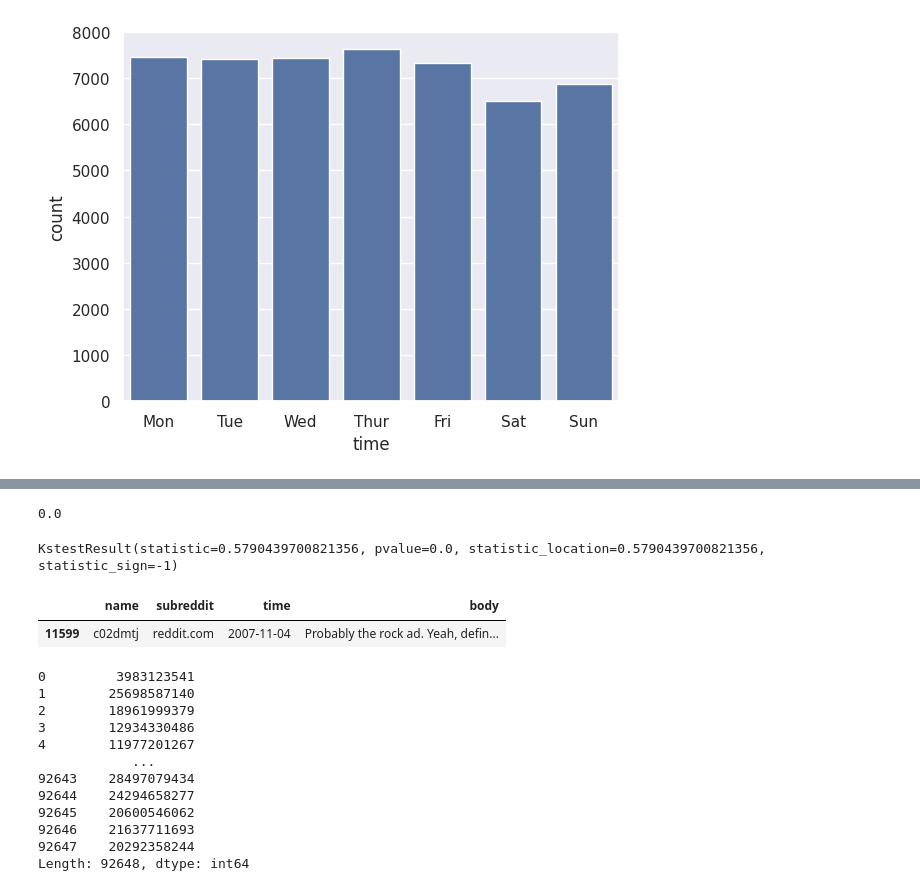
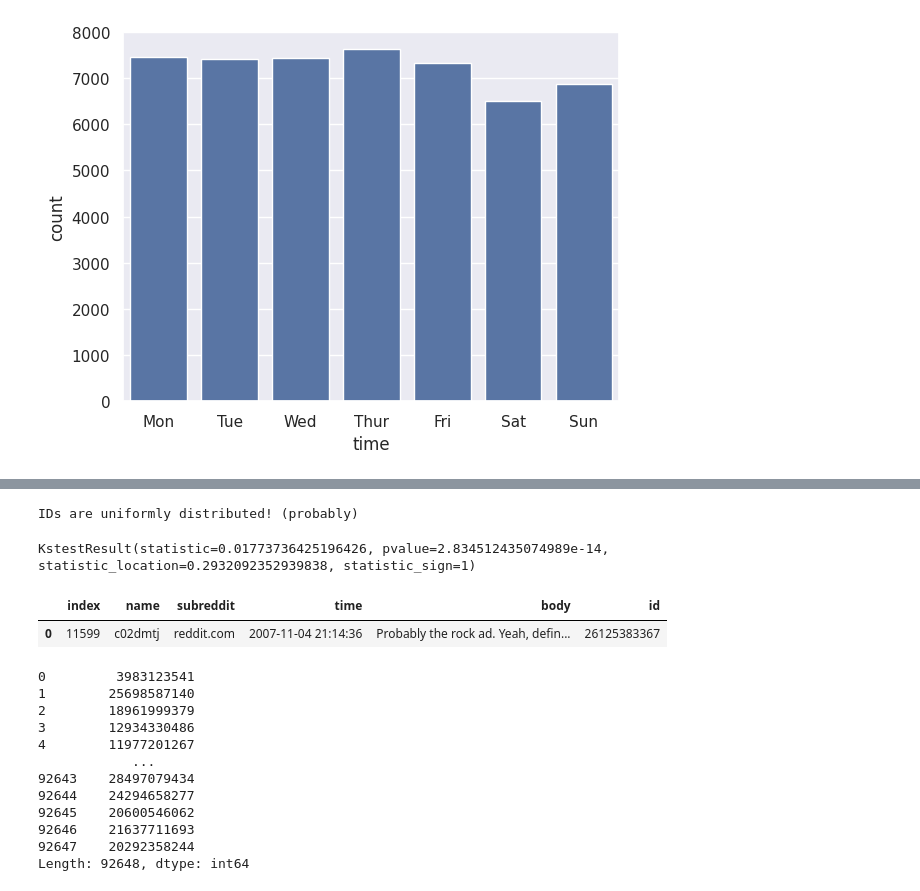
Before and after one commit to gems-cyberlang/cyberlang-learning, a Jupyter notebook: praw-comments-script/praw-playground.ipynb, the cells around one changed output, grey strips where cells are left out. Saved outputs shown, nothing was run; the diff lists cells and outputs as text; code cells hidden in the pictures.

```diff
--- a/praw-comments-script/praw-playground.ipynb
+++ b/praw-comments-script/praw-playground.ipynb
@@ -191,6 +191,12 @@ from datetime import datetime
 df = pd.read_csv("sample-all.csv", names=COMMENT_COLS)
 df.drop_duplicates(inplace=True)
 df["body"] = df["body"].map(str)
-df["time"] = df["time"].map(lambda ts: datetime.fromtimestamp(ts).date())
+df["id"] = df["name"].map(lambda name: int(name, 36))
+
+# Sort dataframe by time/ID for convenience
+df["time"] = df["time"].map(lambda ts: datetime.fromtimestamp(ts))
+df.sort_values(by="time", inplace=True)
+df.reset_index(inplace=True)
+
 df
 # %% [output]
@@ -326,22 +354,24 @@ sns.histplot(data=ids_normalized)
-# %%
-from scipy import stats
-from pprint import pprint
-
-# TODO figure out how to test for uniform distribution
-# There is no way the p value is 0
-
-res = stats.ks_1samp(ids_normalized, stats.uniform.cdf)
-pprint(res.pvalue)
-res
-# %% [output]
-0.0
-KstestResult(statistic=0.5790439700821356, pvalue=0.0, statistic_location=0.5790439700821356, statistic_sign=-1)
+# %%
+from scipy import stats
+
+# Choose alpha of 0.05
+
+ids_normalized = df["id"].map(lambda id: (id - first_id_actual) / (last_id - first_id_actual))
+res = stats.ks_1samp(ids_normalized, stats.uniform.cdf)
+if res.pvalue < 0.05:
+    print("IDs are uniformly distributed! (probably)")
+else:
+    print("Cannot assume distribution of IDs is uniform :(")
+res
+# %% [output]
+IDs are uniformly distributed! (probably)
+KstestResult(statistic=0.01773736425196426, pvalue=2.834512435074989e-14, statistic_location=0.2932092352939838, statistic_sign=1)
 # %%
 # The earliest comment we have
-df[df["time"] == df["time"].min()]
+df[df["id"] == df["id"].min()]
 # %% [output]
-|  | name | subreddit | time | body |
-| 11599 | c02dmtj | reddit.com | 2007-11-04 | Probably the rock ad. Yeah, defin... |
+|  | index | name | subreddit | time | body | id |
+| 0 | 11599 | c02dmtj | reddit.com | 2007-11-04 21:14:36 | Probably the rock ad. Yeah, defin... | 26125383367 |
 # %%
 misses = pd.Series(int(id, 36) for id in open("misses.txt", "r"))
 misses
```
Also changed, not shown: parts of 17 cells of this notebook.
